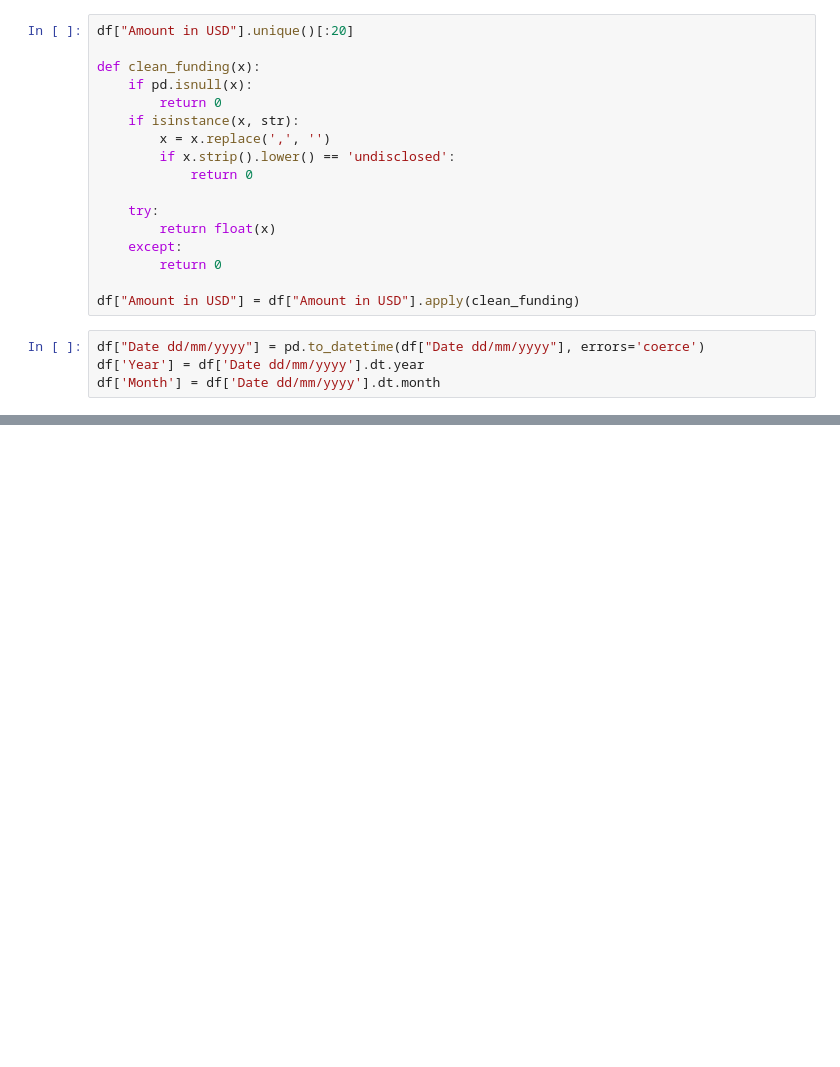
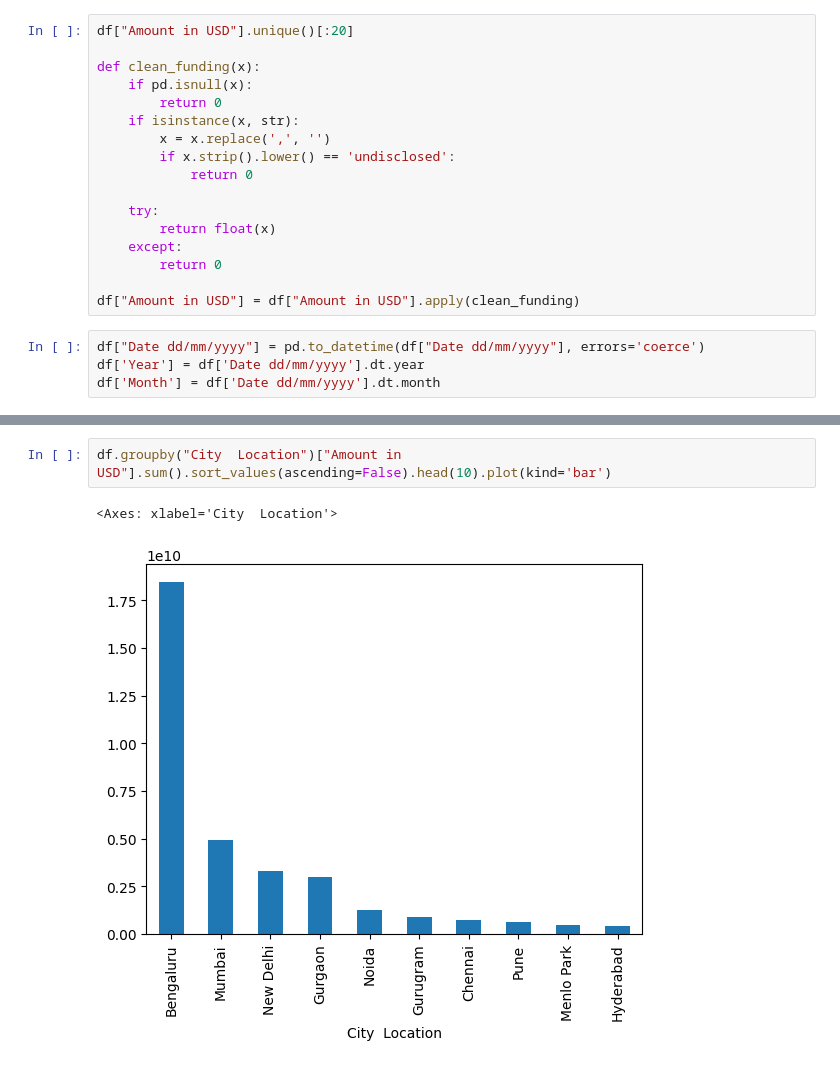
Before and after one commit to imsks/learning-ai, a Jupyter notebook: notebooks/pandas.ipynb, the cells around one changed output, grey strips where cells are left out. Drawn from its saved outputs; the diff is of its cells as text; blank space fills up the shorter version.

```diff
--- a/notebooks/pandas.ipynb
+++ b/notebooks/pandas.ipynb
@@ -57,0 +58,5 @@ df[['Startup Name', 'City  Location', 'Amount in USD', 'Year']].sample(5)
+# %%
+df.groupby("City  Location")["Amount in USD"].sum().sort_values(ascending=False).head(10).plot(kind='bar')
+# %% [output]
+<Axes: xlabel='City  Location'>
+[figure, added]
```
Also changed, not shown: parts of 6 cells of this notebook.
